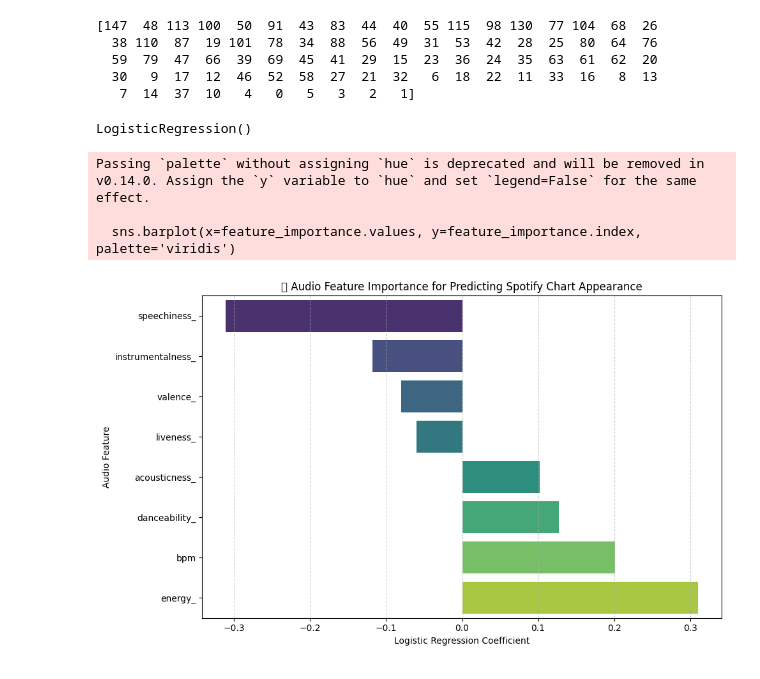
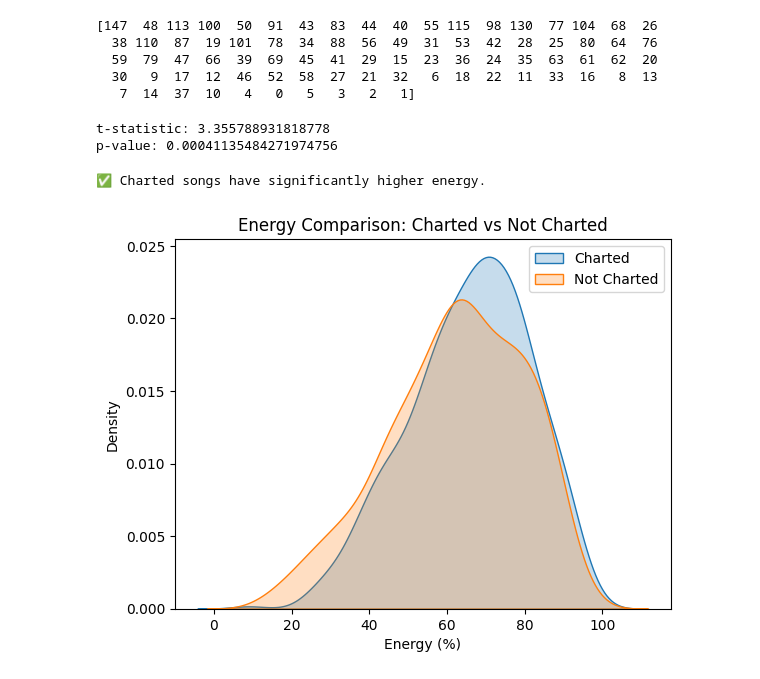
Before and after one commit to Nathanp44/Spotify-dataset-, a Jupyter notebook: this_one.ipynb, the cells around one changed output. Cells and saved outputs as stored; diff of their text form; code cells hidden in the pictures.

```diff
--- a/this_one.ipynb
+++ b/this_one.ipynb
@@ -470,5 +470,3 @@ Index(['track_name', 'artist(s)_name', 'artist_count', 'released_year',
 | 3 | Cruel Summer | Taylor Swift | 1 | 2019 | 8 | 23 | ... |
 | 4 | WHERE SHE GOES | Bad Bunny | 1 | 2023 | 5 | 18 | ... |
 5 rows × 24 columns
-# %%
- spotify_df['is_pop'] = spotify_df['genre'].str.lower().str.contains('pop').astype(int)
@@ -535,32 +516,30 @@ X_train, X_test, y_train, y_test = train_test_split(
-# %%
-from sklearn.linear_model import LogisticRegression
-model = LogisticRegression()
-model.fit(X_train, y_train)
-# %% [output]
-LogisticRegression()
-# %%
-import matplotlib.pyplot as plt
-import seaborn as sns
-import pandas as pd
-
-
-importance = model.coef_[0]
-features = ['danceability_', 'energy_', 'acousticness_', 'instrumentalness_',
-            'liveness_', 'valence_', 'speechiness_', 'bpm']
-
-feature_importance = pd.Series(importance, index=features).sort_values()
-
-
-plt.figure(figsize=(10, 6))
-sns.barplot(x=feature_importance.values, y=feature_importance.index, palette='viridis')
-plt.title("🔊 Audio Feature Importance for Predicting Spotify Chart Appearance")
-plt.xlabel("Logistic Regression Coefficient")
-plt.ylabel("Audio Feature")
-plt.grid(True, axis='x', linestyle='--', alpha=0.6)
-plt.tight_layout()
-plt.show()
-# %% [output]
-Passing `palette` without assigning `hue` is deprecated and will be removed in v0.14.0. Assign the `y` variable to `hue` and set `legend=False` for the same effect.
-
-  sns.barplot(x=feature_importance.values, y=feature_importance.index, palette='viridis')
-[figure, removed]
+# %%
+charted = spotify_df[spotify_df['is_charted'] == 1]['energy_%']
+not_charted = spotify_df[spotify_df['is_charted'] == 0]['energy_%']
+# %%
+from scipy.stats import ttest_ind
+
+t_stat, p_value = ttest_ind(charted, not_charted, alternative='greater')
+
+print("t-statistic:", t_stat)
+print("p-value:", p_value)
+# %% [output]
+t-statistic: 3.355788931818778
+p-value: 0.00041135484271974756
+# %%
+alpha = 0.05
+if p_value < alpha:
+    print("✅ Charted songs have significantly higher energy.")
+else:
+    print("❌ No significant difference in energy.")
+# %% [output]
+✅ Charted songs have significantly higher energy.
+# %%
+sns.kdeplot(charted, label="Charted", fill=True)
+sns.kdeplot(not_charted, label="Not Charted", fill=True)
+plt.title("Energy Comparison: Charted vs Not Charted")
+plt.xlabel("Energy (%)")
+plt.legend()
+plt.show()
+# %% [output]
+[figure, added]
```
Also changed, not shown: parts of 6 cells of this notebook.
